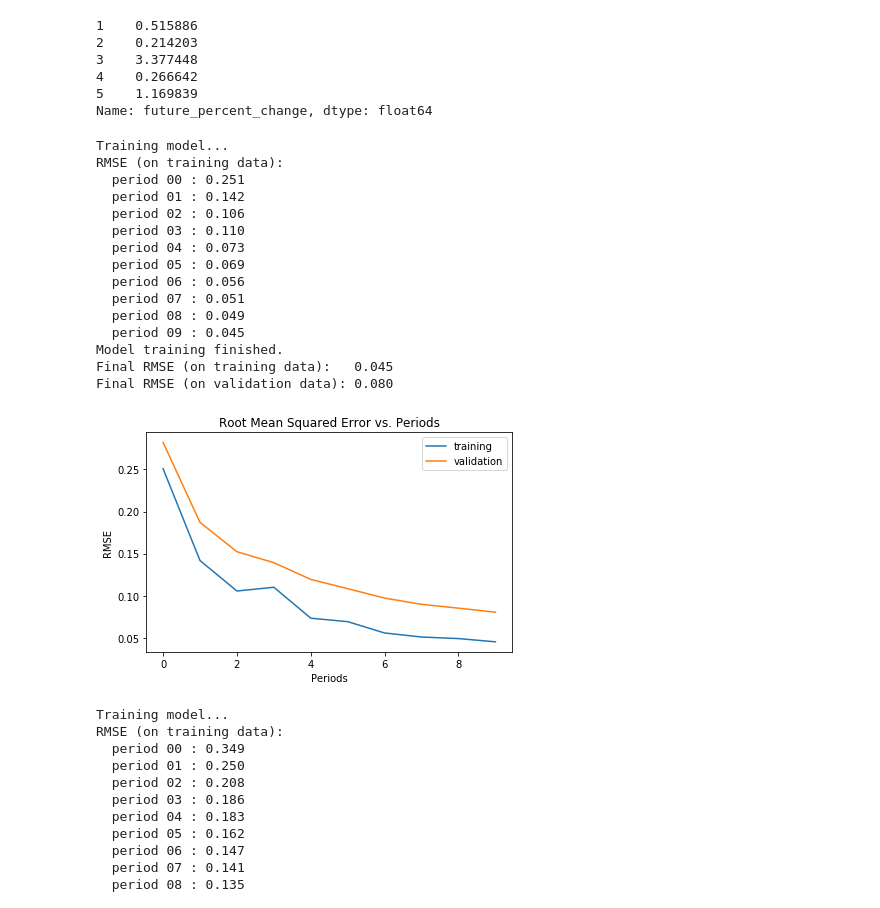
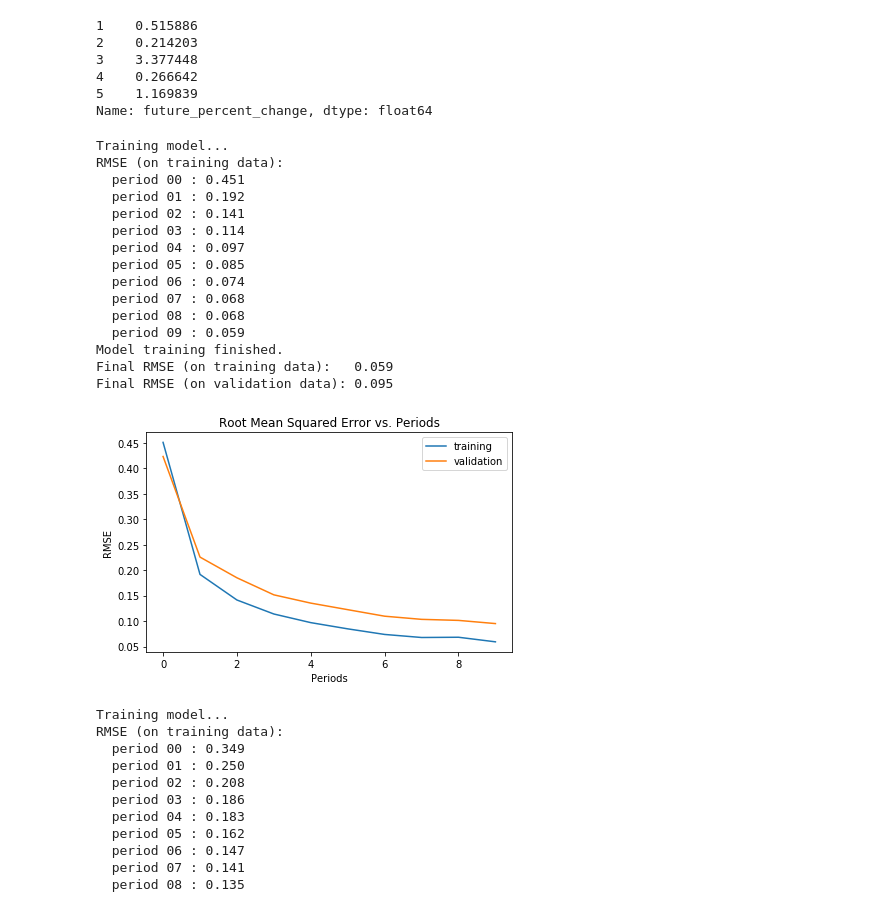
Before and after one commit to czhao39/stock-dnn, a Jupyter notebook: stockdnn.ipynb, the cells around one changed output. Saved outputs shown, nothing was run; the diff lists cells and outputs as text; code cells hidden in the pictures.

Commit message:
Tune Adam model hyperparameters and save to disk

```diff
--- a/stockdnn.ipynb
+++ b/stockdnn.ipynb
@@ -17,6 +17,7 @@ tf.logging.set_verbosity(tf.logging.ERROR)
 # %%
 daily_adjusted_df = raw_data.get_time_series_daily_adjusted("amzn")
 prediction_period = 1  # predict 1 day into the future
+saved_models_root = "saved_models/"
 
 display.display(daily_adjusted_df.describe())
 display.display(daily_adjusted_df.head(5))
@@ -220,15 +221,22 @@ def train_nn_regression_model(
     training_examples,
     training_targets,
     validation_examples,
-    validation_targets):
+    validation_targets,
+    save_model=True):
     periods = 10
     steps_per_period = steps / periods
 
     optimizer = tf.contrib.estimator.clip_gradients_by_norm(optimizer, 5.0)
+    if save_model:
+        dir_name = "{}-{}".format(optimizer.get_name(), time.strftime("%Y%m%d-%H%M%S"))
+        model_dir = "{}{}".format(saved_models_root, dir_name)
+    else:
+        model_dir = None
     dnn_regressor = tf.estimator.DNNRegressor(
         feature_columns=construct_feature_columns(training_examples),
         hidden_units=hidden_units,
-        optimizer=optimizer)
+        optimizer=optimizer,
+        model_dir=model_dir)
 
     training_input_fn = lambda: input_fn(training_examples, training_targets, batch_size=batch_size)
     predict_training_input_fn = lambda: input_fn(training_examples, training_targets, num_epochs=1, shuffle=False)
@@ -277,30 +285,30 @@ def train_nn_regression_model(
 # %%
 adam_regressor, _, _ = train_nn_regression_model(
     optimizer=tf.train.AdamOptimizer(learning_rate=0.00025),
-    steps=15000,
+    steps=8000,
     batch_size=128,
-    hidden_units=[30, 30, 20, 20, 20],
+    hidden_units=[40, 20],
     training_examples=training_examples,
     training_targets=training_targets,
     validation_examples=validation_examples,
     validation_targets=validation_targets)
 # %% [output]
 Training model...
 RMSE (on training data):
-  period 00 : 0.251
-  period 01 : 0.142
-  period 02 : 0.106
-  period 03 : 0.110
-  period 04 : 0.073
-  period 05 : 0.069
-  period 06 : 0.056
-  period 07 : 0.051
-  period 08 : 0.049
-  period 09 : 0.045
+  period 00 : 0.451
+  period 01 : 0.192
+  period 02 : 0.141
+  period 03 : 0.114
+  period 04 : 0.097
+  period 05 : 0.085
+  period 06 : 0.074
+  period 07 : 0.068
+  period 08 : 0.068
+  period 09 : 0.059
 Model training finished.
-Final RMSE (on training data):   0.045
-Final RMSE (on validation data): 0.080
+Final RMSE (on training data):   0.059
+Final RMSE (on validation data): 0.095
-[figure, old version]
+[figure, new version]
 # %%
 adagrad_regressor, _, _ = train_nn_regression_model(
     optimizer=tf.train.AdagradOptimizer(learning_rate=0.007),
```
Also changed, not shown: parts of 3 cells of this notebook, 18 other files.
